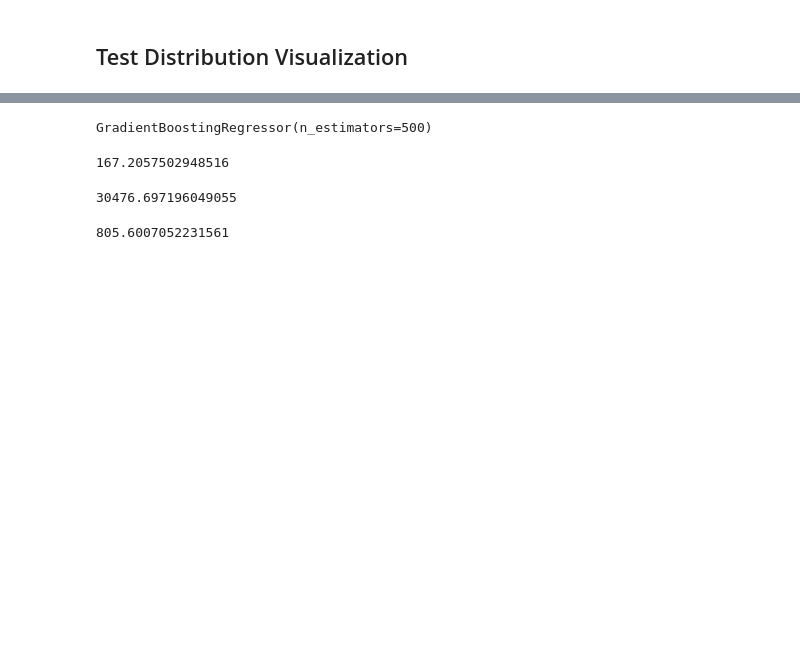
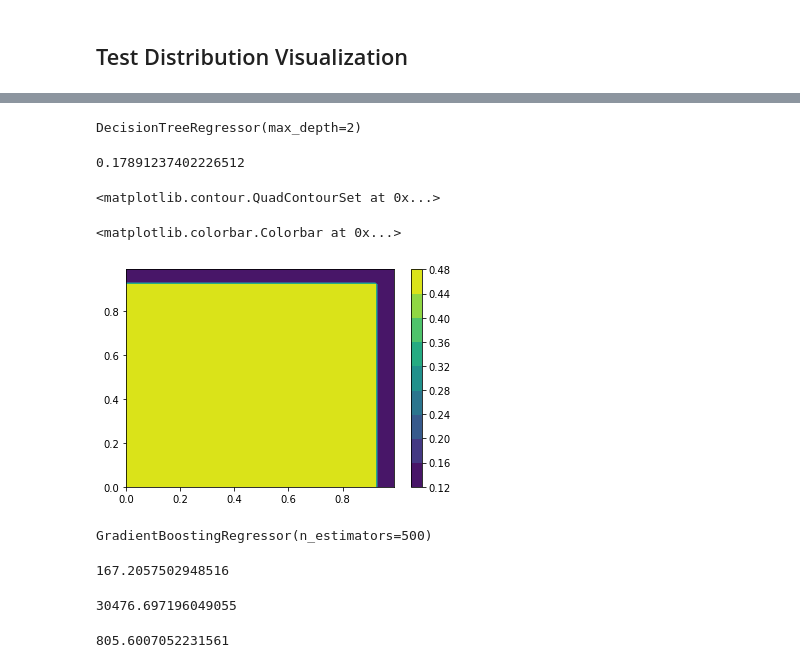
Before and after one commit to Karlmyh/RTER, a Jupyter notebook: test.ipynb, the cells around one changed output, grey strips where cells are left out. Cells and saved outputs as stored; diff of their text form; code cells hidden in the pictures; blank space fills up the shorter version.

```diff
--- a/test.ipynb
+++ b/test.ipynb
@@ -84,3 +86,21 @@ GradientBoostingRegressor(n_estimators=500)
+# %%
+from sklearn.tree import DecisionTreeRegressor
+
+model_DT = DecisionTreeRegressor(max_depth = 2)
+
+model_DT.fit(X_train, Y_train)
+y_hat=model_DT.predict(X_test)
+mse_score = MSE(y_hat, Y_test)
+mse_score
+predict_result=model_DT.predict(X_grid).reshape(-1,100)
+plt.contourf(axis0, axis1,predict_result) #,vmin=0,vmax=20)
+plt.colorbar()
+# %% [output]
+DecisionTreeRegressor(max_depth=2)
+0.17891237402226512
+<matplotlib.contour.QuadContourSet at 0x...>
+<matplotlib.colorbar.Colorbar at 0x...>
+[figure, added]
 # %%
 
 generator=TestDistribution(3).returnDistribution()
```
Also changed, not shown: parts of 13 cells of this notebook, 17 other files.
